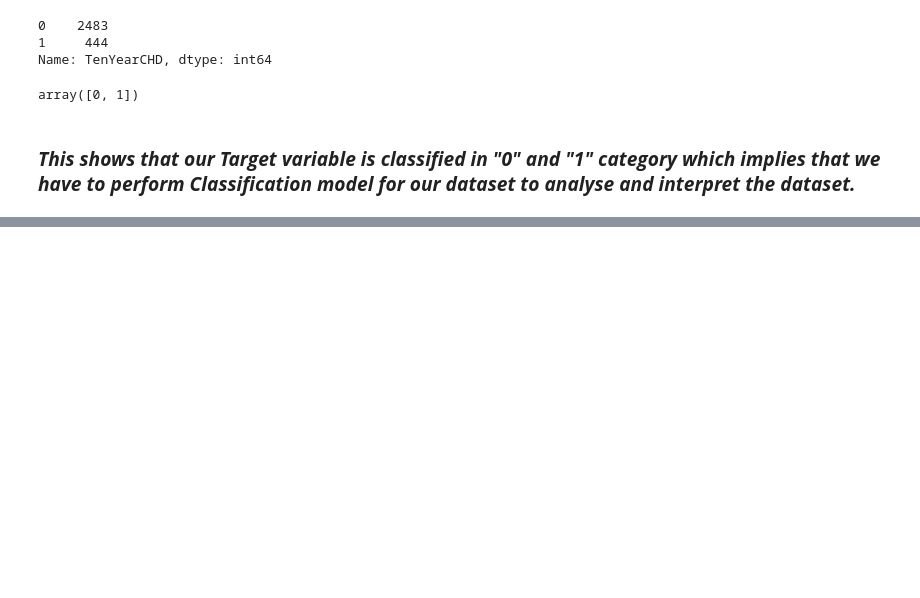
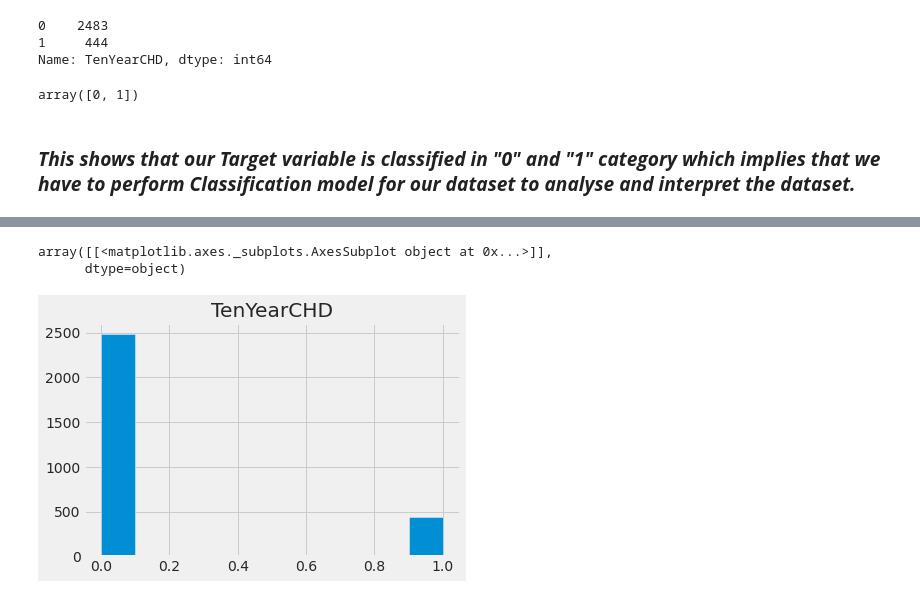
Before and after one commit to VermaSanjayrk/Cardiovascular-Risk-Prediction, a Jupyter notebook: Cardiovascular_Risk_Prediction.ipynb, the cells around one changed output, grey strips where cells are left out. Cells and saved outputs as stored; diff of their text form; code cells hidden in the pictures; blank space fills up the shorter version.

```diff
--- a/Cardiovascular_Risk_Prediction.ipynb
+++ b/Cardiovascular_Risk_Prediction.ipynb
@@ -247,0 +319,6 @@ array([0, 1])
+# %%
+dependent_vars.hist()
+# %% [output]
+array([[<matplotlib.axes._subplots.AxesSubplot object at 0x...>]],
+      dtype=object)
+[figure, added]
```
Also changed, not shown: parts of 11 cells of this notebook.
